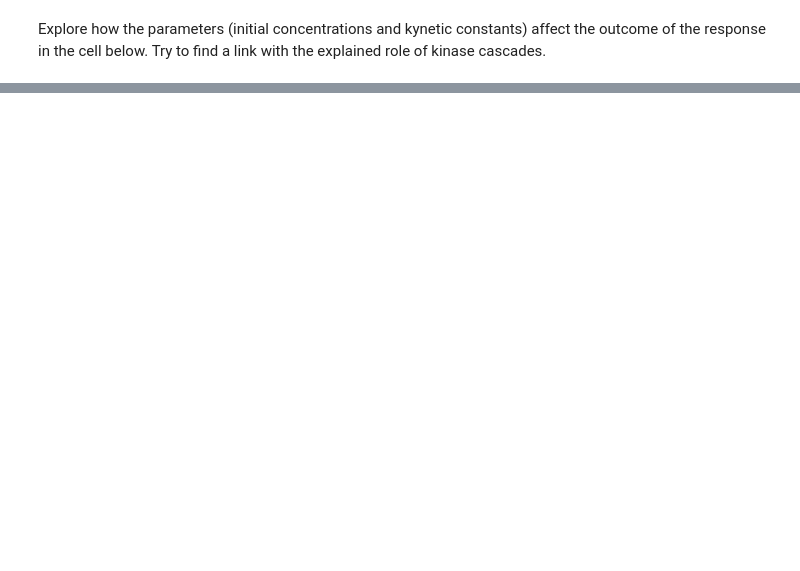
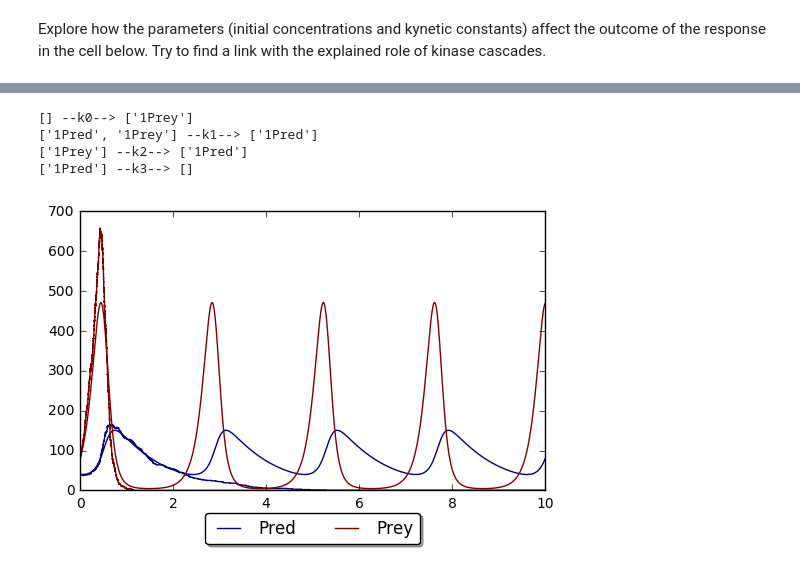
Before and after one commit to manulera/ModellingCourse, a Jupyter notebook: ReAct/ReAct_Notebook.ipynb, the cells around one changed output, grey strips where cells are left out. Drawn from its saved outputs; the diff is of its cells as text; code cells hidden in the pictures; blank space fills up the shorter version.

```diff
--- a/ReAct/ReAct_Notebook.ipynb
+++ b/ReAct/ReAct_Notebook.ipynb
@@ -188,0 +199,9 @@ plt.show()
+# %%
+%run Example_PredatorPray.py
+PrintPythonFile('Example_PredatorPray.py')
+# %% [output]
+[] --k0--> ['1Prey']
+['1Pred', '1Prey'] --k1--> ['1Pred']
+['1Prey'] --k2--> ['1Pred']
+['1Pred'] --k3--> []
+[figure, added]
```
Also changed, not shown: parts of 7 cells of this notebook, 20 other files.
